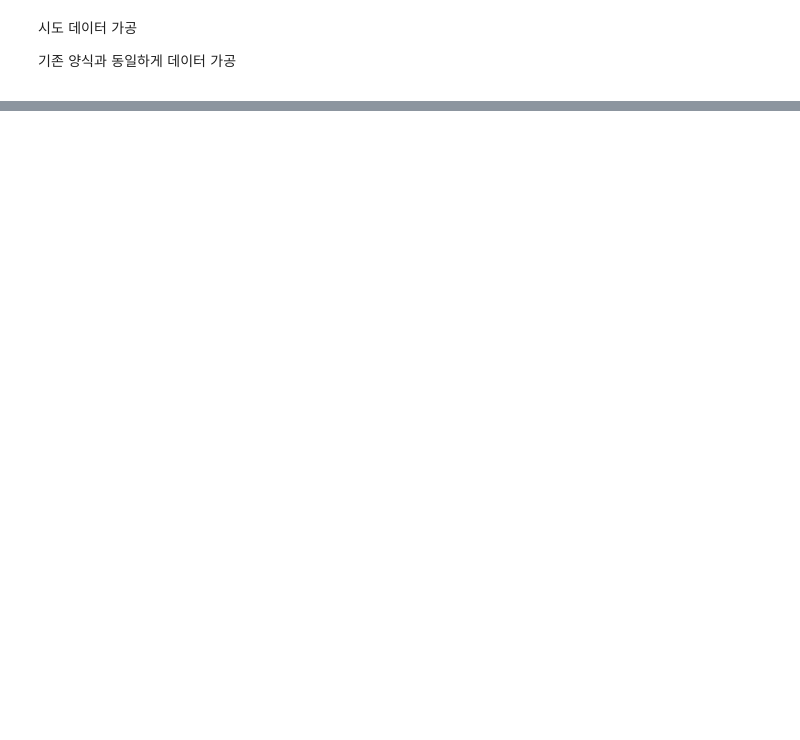
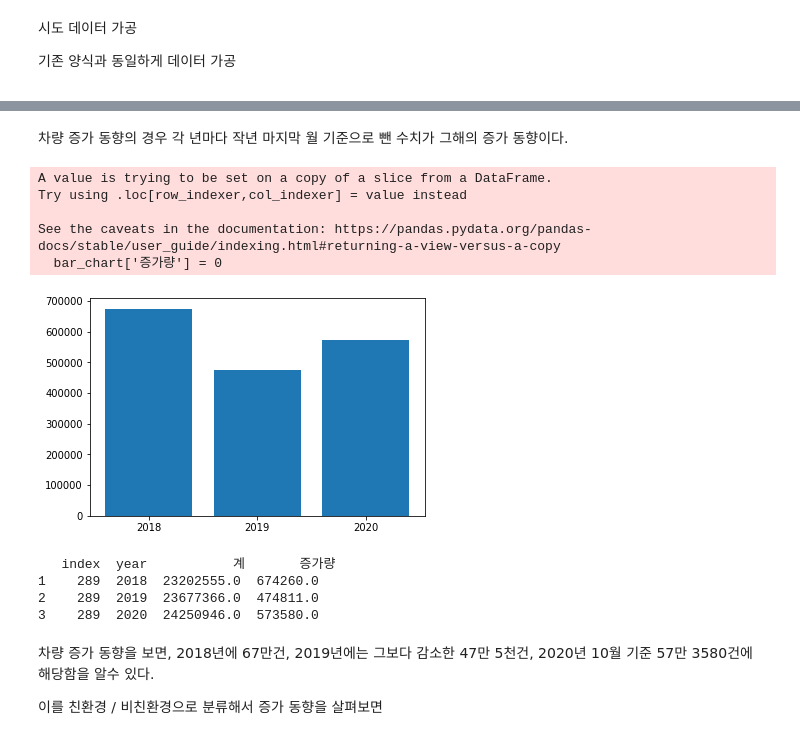
Before and after one commit to KernelTrek/ai_challenge, a Jupyter notebook: 1. 자동차_등록자료통계_전처리.ipynb, the cells around one changed output, grey strips where cells are left out. Drawn from its saved outputs; the diff is of its cells as text; code cells hidden in the pictures; blank space fills up the shorter version.

```diff
--- a/1. 자동차_등록자료통계_전처리.ipynb
+++ b/1. 자동차_등록자료통계_전처리.ipynb
@@ -524,7 +529,7 @@ Name: 충전소주소, dtype: int64
 위도 경도가 없는 대상의 경우, 우선은 충전소 주소로 위치를 판단하고, 해당 부분도 판단이 불가한 경우 제거하기로 한다.
 # %%
 not_found_idx_lst = list()
-for i in range(len(elec_charging_station_df)):
+for i in elec_charging_station_df.index:
     if math.isnan(elec_charging_station_df.loc[i,'경도']):
         try:
             location = getLatLng(elec_charging_station_df.충전소주소[i])
@@ -573,0 +596,3 @@ See the caveats in the documentation: https://pandas.pydata.org/pandas-docs/stab
+# %%
+elec_charging_station_df = elec_charging_station_df[(elec_charging_station_df['시도'] != '다산') & (elec_charging_station_df['시도'] != '풍산')]
+elec_charging_station_df
@@ -587,0 +632,11 @@ print(tmp)
+# %%
+tmp = list()
+for i in elec_charging_station_df.index:
+    address = elec_charging_station_df.loc[i, '시도']
+    if address in ('경남', '경북', '충남', '충북', '전남', '전북', '강원', '경기'):
+        tmp.append(elec_charging_station_df.loc[i, '충전소주소'].split()[1][:-1])
+    else:
+        tmp.append(address)
+
+elec_charging_station_df['지역구분'] = tmp
+print(set(tmp))
@@ -587,0 +727,4 @@ print(tmp)
+# %%
+# 각 년의 마지막달 데이터 산출 (2020년은 데이터 마지막 수집 시점인 10월 데이터 산출))
+car_year_status_df = car_list_df[(car_list_df['연료별'] == '총계') & ((car_list_df['month'] == '12') | ((car_list_df['year'] == '2020') & (car_list_df['month'] == '10'))) ]
+car_year_status_df
@@ -587,0 +738,31 @@ print(tmp)
+# %% [markdown]
+차량 증가 동향의 경우 각 년마다 작년 마지막 월 기준으로 뺀 수치가 그해의 증가 동향이다.
+# %%
+bar_chart = car_year_status_df[['year','계']]
+
+# 이상한 인덱스가 들어가서, 인덱스 재 설정
+bar_chart.reset_index(drop=False, inplace=True)
+
+bar_chart['증가량'] = 0
+
+for i in range(1, len(bar_chart)):
+    bar_chart.loc[i,'증가량'] = bar_chart.loc[i,'계'] - bar_chart.loc[i - 1,'계']
+
+plt.bar(bar_chart.year[1:], bar_chart.증가량[1:])
+plt.show()
+print(bar_chart[1:])
+# %% [output]
+A value is trying to be set on a copy of a slice from a DataFrame.
+Try using .loc[row_indexer,col_indexer] = value instead
+
+See the caveats in the documentation: https://pandas.pydata.org/pandas-docs/stable/user_guide/indexing.html#returning-a-view-versus-a-copy
+  bar_chart['증가량'] = 0
+[figure, added]
+   index  year           계       증가량
+1    289  2018  23202555.0  674260.0
+2    289  2019  23677366.0  474811.0
+3    289  2020  24250946.0  573580.0
+# %% [markdown]
+차량 증가 동향을 보면, 2018년에 67만건, 2019년에는 그보다 감소한 47만 5천건, 2020년 10월 기준 57만 3580건에 해당함을 알수 있다.
+
+이를 친환경 / 비친환경으로 분류해서 증가 동향을 살펴보면
```
Also changed, not shown: parts of 28 cells of this notebook.
